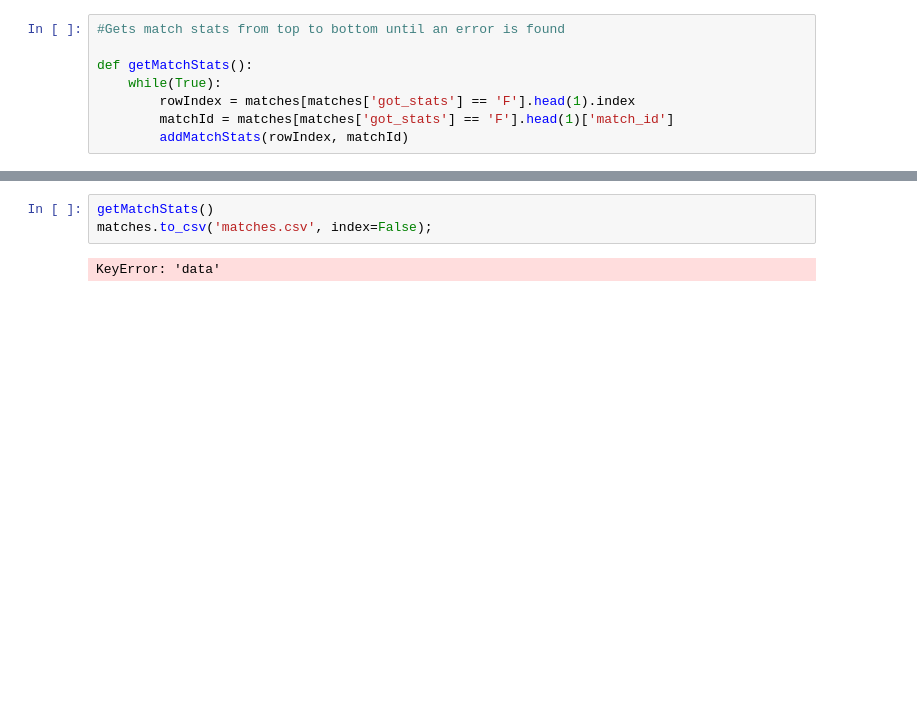
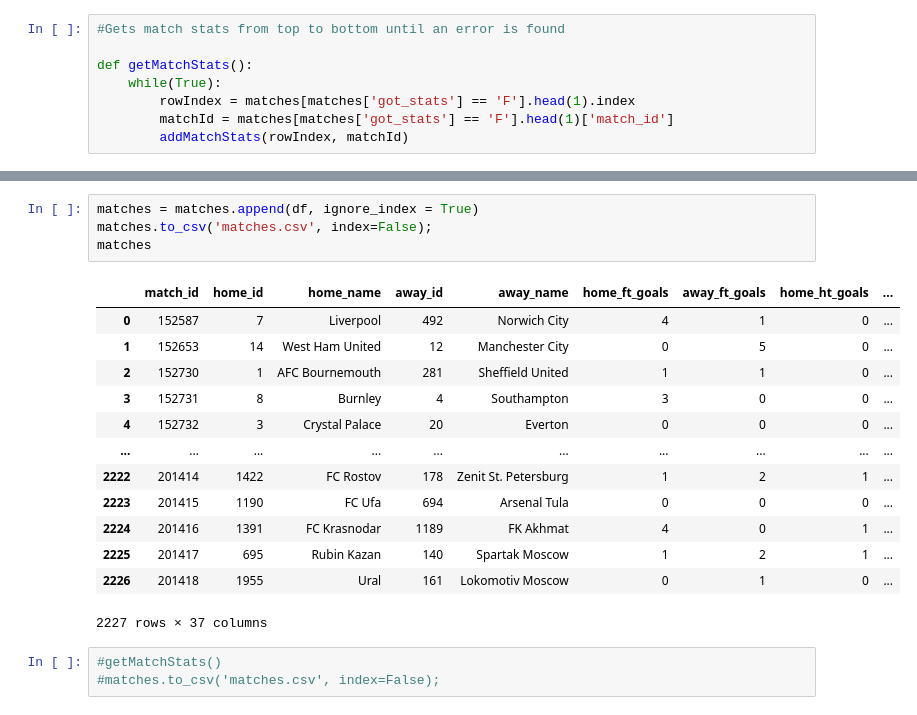
Before and after one commit to RicardoBoia2017/FEUP_ADAD, a Jupyter notebook: ADAD.ipynb, the cells around one changed output, grey strips where cells are left out. Saved outputs shown, nothing was run; the diff lists cells and outputs as text; blank space fills up the shorter version.

```diff
--- a/ADAD.ipynb
+++ b/ADAD.ipynb
@@ -171,5 +165,21 @@ NameError: name 'sendRequest' is not defined
+# %%
+matches = matches.append(df, ignore_index = True)
+matches.to_csv('matches.csv', index=False);
+matches
+# %% [output]
+|  | match_id | home_id | home_name | away_id | away_name | home_ft_goals | away_ft_goals | home_ht_goals | ... |
+| 0 | 152587 | 7 | Liverpool | 492 | Norwich City | 4 | 1 | 0 | ... |
+| 1 | 152653 | 14 | West Ham United | 12 | Manchester City | 0 | 5 | 0 | ... |
+| 2 | 152730 | 1 | AFC Bournemouth | 281 | Sheffield United | 1 | 1 | 0 | ... |
+| 3 | 152731 | 8 | Burnley | 4 | Southampton | 3 | 0 | 0 | ... |
+| 4 | 152732 | 3 | Crystal Palace | 20 | Everton | 0 | 0 | 0 | ... |
+| ... | ... | ... | ... | ... | ... | ... | ... | ... | ... |
+| 2222 | 201414 | 1422 | FC Rostov | 178 | Zenit St. Petersburg | 1 | 2 | 1 | ... |
+| 2223 | 201415 | 1190 | FC Ufa | 694 | Arsenal Tula | 0 | 0 | 0 | ... |
+| 2224 | 201416 | 1391 | FC Krasnodar | 1189 | FK Akhmat | 4 | 0 | 1 | ... |
+| 2225 | 201417 | 695 | Rubin Kazan | 140 | Spartak Moscow | 1 | 2 | 1 | ... |
+| 2226 | 201418 | 1955 | Ural | 161 | Lokomotiv Moscow | 0 | 1 | 0 | ... |
+2227 rows × 37 columns
 # %%
-getMatchStats()
-matches.to_csv('matches.csv', index=False);
+#getMatchStats()
+#matches.to_csv('matches.csv', index=False);
-# %% [output]
-KeyError: 'data'
```
Also changed, not shown: parts of 9 cells of this notebook, 1 other file.
